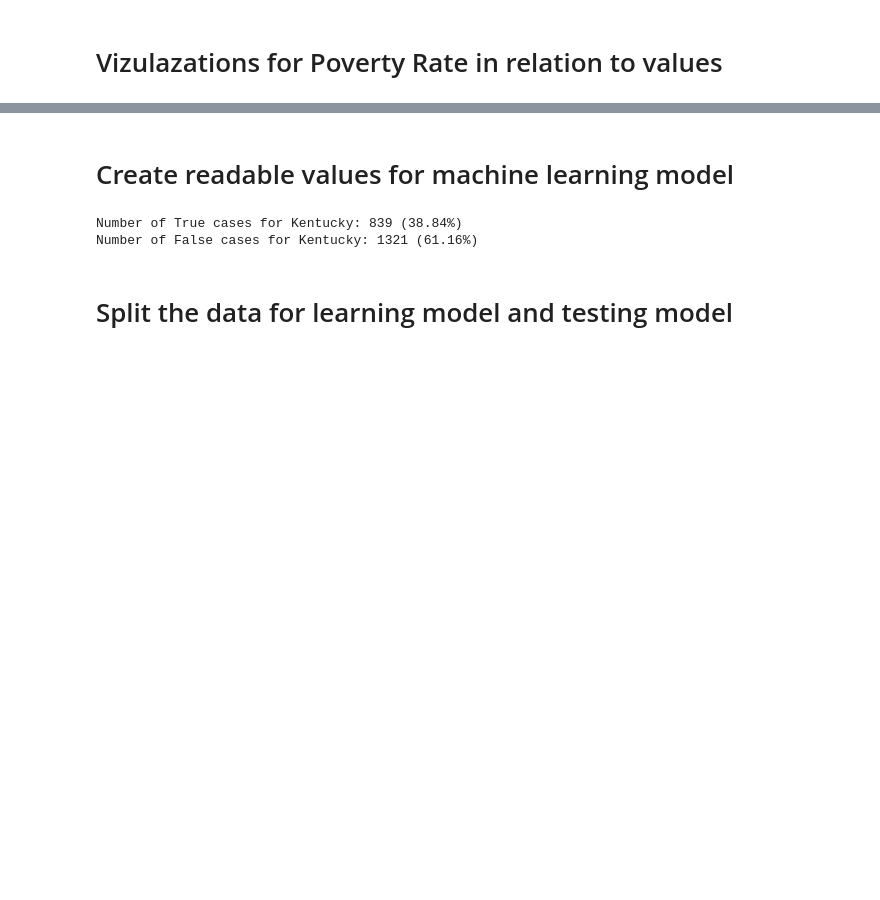
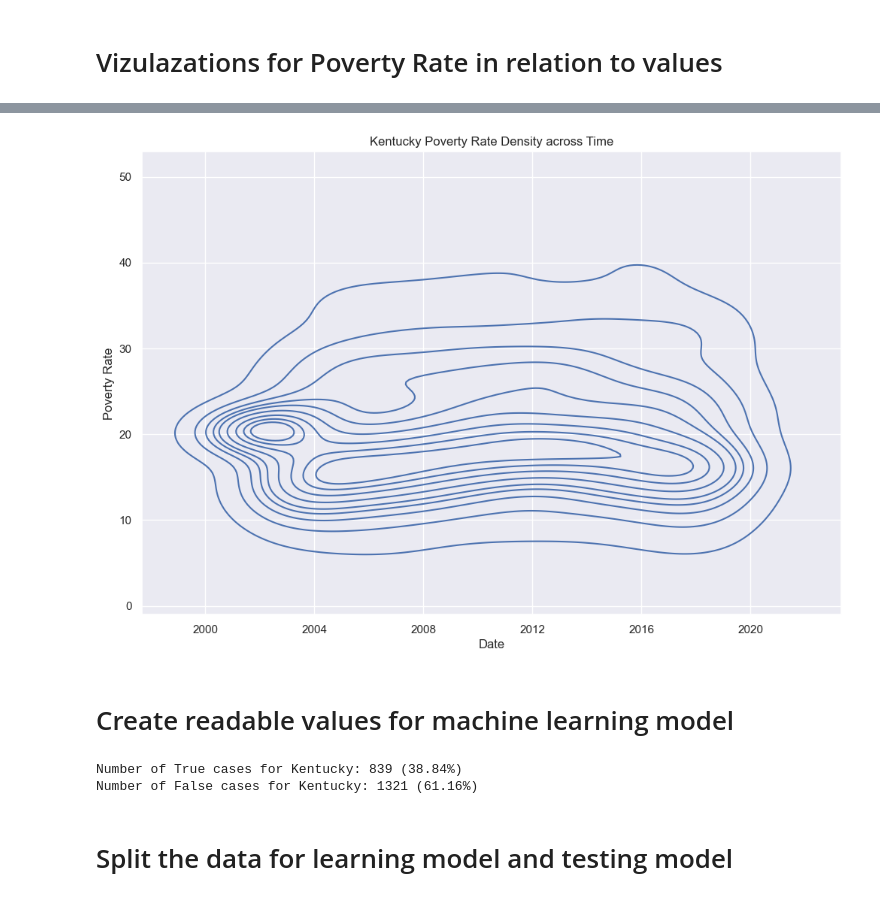
Before and after one commit to jsphotos205/Kentucky_Poverty_Rate, a Jupyter notebook: kentucky_povrate_ml.ipynb, the cells around one changed output, grey strips where cells are left out. Saved outputs shown, nothing was run; the diff lists cells and outputs as text; code cells hidden in the pictures; blank space fills up the shorter version.

```diff
--- a/kentucky_povrate_ml.ipynb
+++ b/kentucky_povrate_ml.ipynb
@@ -104,3 +107,16 @@ plt.show()
+# %%
+plt.figure(figsize=(12,8))
+
+sns.kdeplot(x= 'Date',
+            y= 'Poverty Rate',
+            data= kentucky,
+             shade=False)
+
+plt.title('Kentucky Poverty Rate Density across Time')
+
+plt.show()
+# %% [output]
+[figure, added]
 # %% [markdown]
 # Create readable values for machine learning model
 # %%
```
Also changed, not shown: parts of 4 cells of this notebook.
